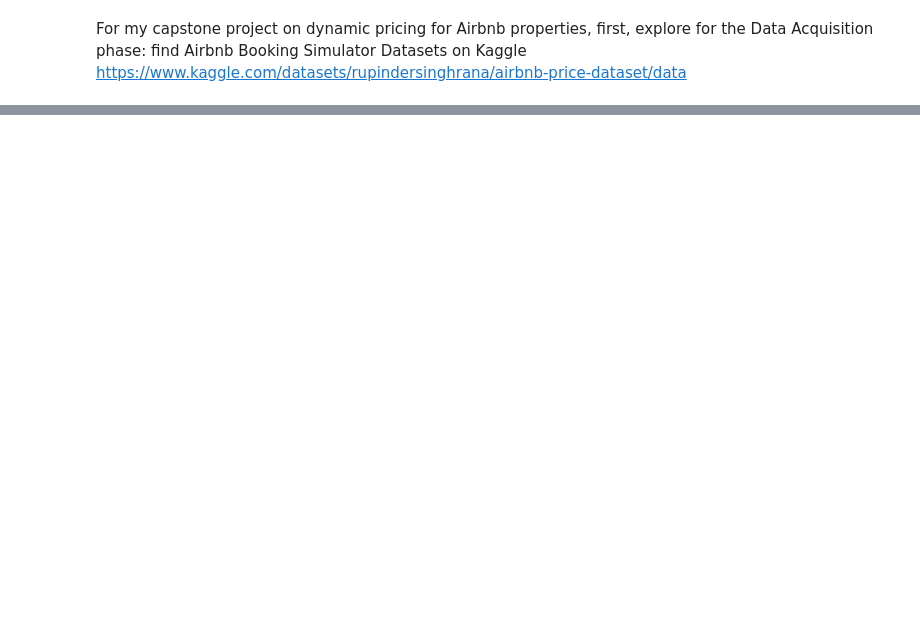
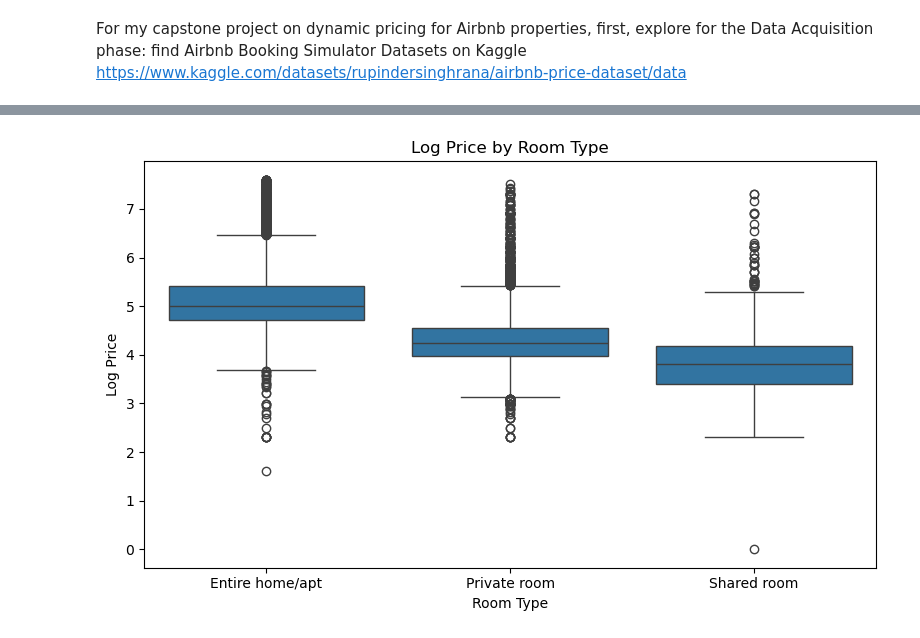
Before and after one commit to JinZgitH/MLAI-capstone-project, a Jupyter notebook: jin_airbnb_pricing.ipynb, the cells around one changed output, grey strips where cells are left out. Drawn from its saved outputs; the diff is of its cells as text; code cells hidden in the pictures; blank space fills up the shorter version.

```diff
--- a/jin_airbnb_pricing.ipynb
+++ b/jin_airbnb_pricing.ipynb
@@ -13,0 +210,13 @@ ModuleNotFoundError: No module named 'pandas'
+# %%
+plt.figure(figsize=(8, 5))
+sns.boxplot(x='room_type', y='log_price', data=df)
+
+plt.title("Log Price by Room Type")
+plt.xlabel("Room Type")
+plt.ylabel("Log Price")
+
+plt.tight_layout()
+plt.savefig("image/price_by_room_type.png")  # Saves in current directory
+plt.show()
+# %% [output]
+[figure, added]
```
Also changed, not shown: parts of 27 cells of this notebook, 1 other file.
